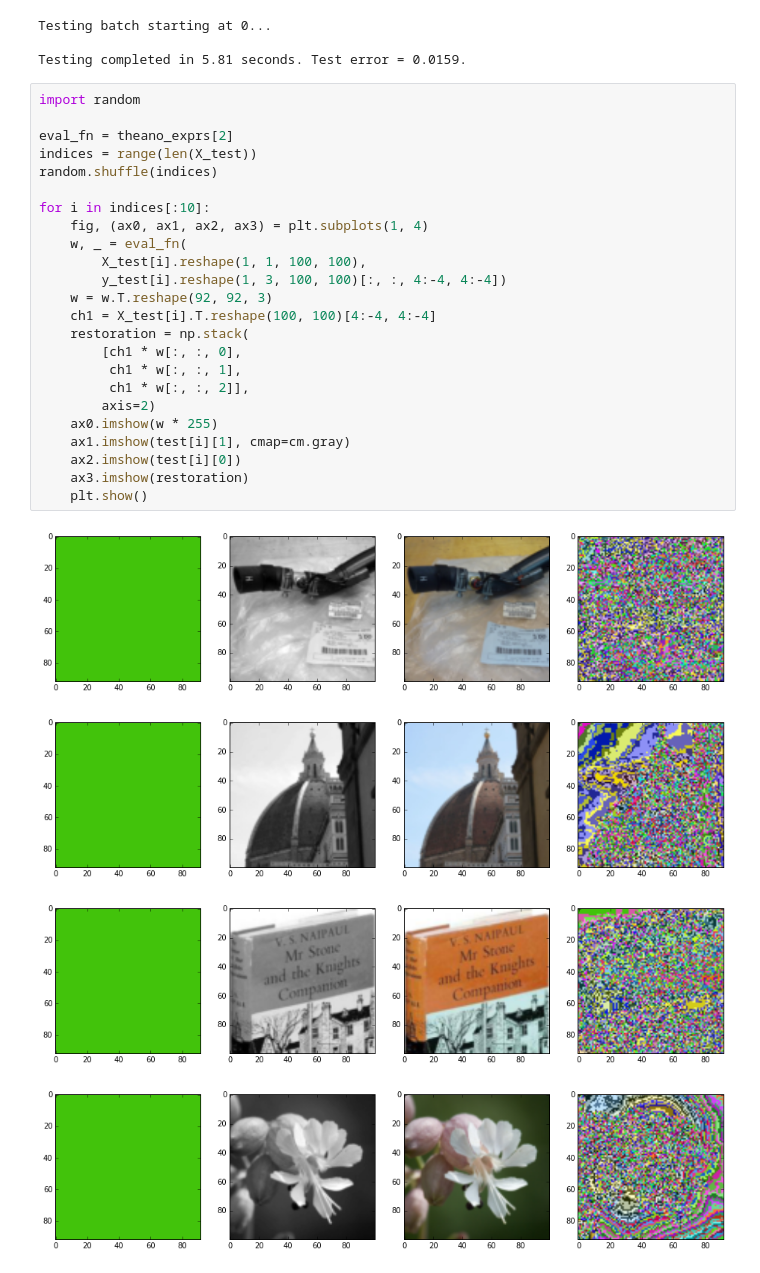
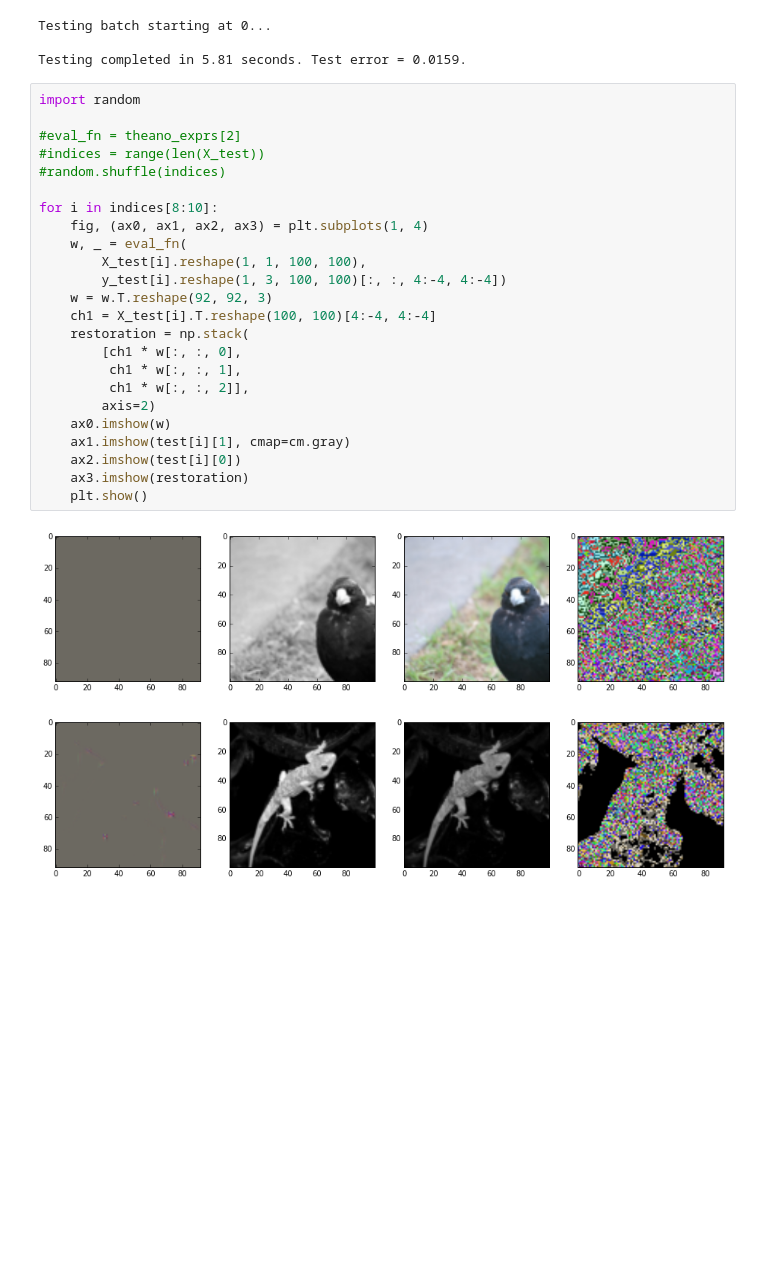
Before and after one commit to jeffschecter/colorize, a Jupyter notebook: Naive Methods.ipynb, the cells around one changed output. Cells and saved outputs as stored; diff of their text form; blank space fills up the shorter version.

```diff
--- a/Naive Methods.ipynb
+++ b/Naive Methods.ipynb
@@ -340,29 +342,27 @@ Testing completed in 5.81 seconds. Test error = 0.0159.
 # %%
 import random
 
-eval_fn = theano_exprs[2]
-indices = range(len(X_test))
-random.shuffle(indices)
+#eval_fn = theano_exprs[2]
+#indices = range(len(X_test))
+#random.shuffle(indices)
 
-for i in indices[:10]:
+for i in indices[8:10]:
     fig, (ax0, ax1, ax2, ax3) = plt.subplots(1, 4)
     w, _ = eval_fn(
         X_test[i].reshape(1, 1, 100, 100),
         y_test[i].reshape(1, 3, 100, 100)[:, :, 4:-4, 4:-4])
     w = w.T.reshape(92, 92, 3)
     ch1 = X_test[i].T.reshape(100, 100)[4:-4, 4:-4]
     restoration = np.stack(
         [ch1 * w[:, :, 0],
          ch1 * w[:, :, 1],
          ch1 * w[:, :, 2]],
         axis=2)
-    ax0.imshow(w * 255)
+    ax0.imshow(w)
     ax1.imshow(test[i][1], cmap=cm.gray)
     ax2.imshow(test[i][0])
     ax3.imshow(restoration)
     plt.show()
 # %% [output]
-[figure, old version]
+[figure, new version]
-[figure, old version]
+[figure, new version]
-[figure, removed]
-[figure, removed]
```
Also changed, not shown: parts of 3 cells of this notebook.
